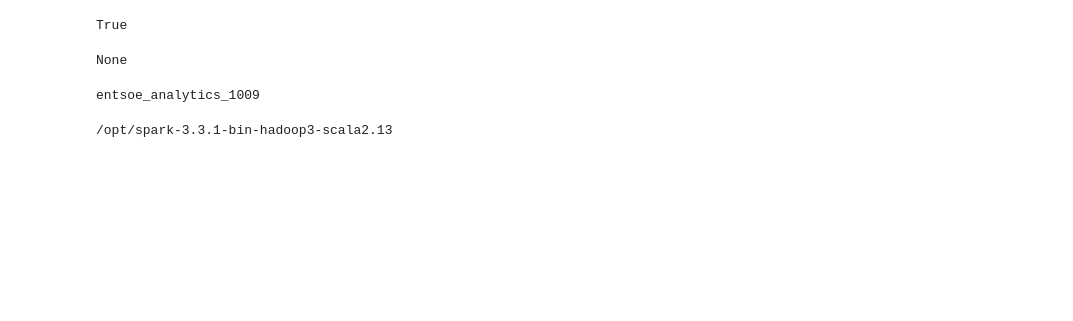
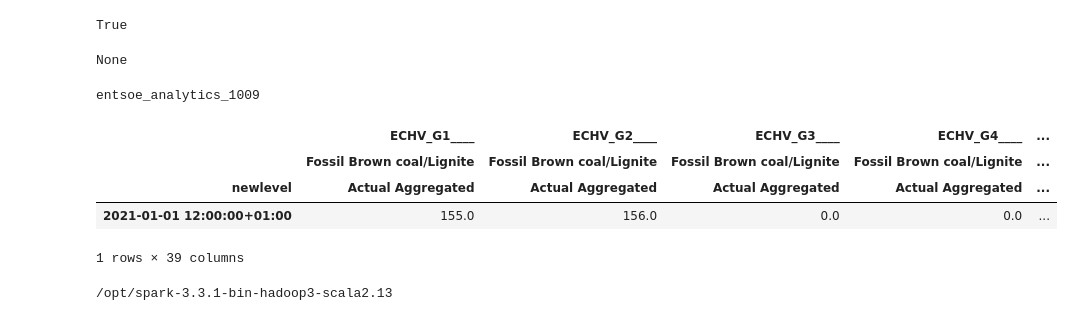
Before and after one commit to rafzul/entsoe-pipelines, a Jupyter notebook: prototype.ipynb, the cells around one changed output. Cells and saved outputs as stored; diff of their text form; code cells hidden in the pictures; blank space fills up the shorter version.

Commit message:
rethinking where should i parse the data

```diff
--- a/prototype.ipynb
+++ b/prototype.ipynb
@@ -155,7 +156,7 @@ entsoe_analytics_1009
 
 
 #setting up session
-entsoe_client = EntsoeRawClient(security_token)
+entsoe_client = EntsoePandasClient(security_token)
 '''
 ----------------
 SETTING UP FUNCTION CALLS
@@ -173,47 +174,56 @@ def upload_blob_to_gcs(bucket_name, contents, destination_blob_name):
     # contents =
 
     # the ID of your GCS object
     # destination_blob_name =
 
     storage_client = storage.Client(credentials=credentials)
     bucket = storage_client.bucket(bucket_name)
     blob = bucket.blob(destination_blob_name)
 
     blob.upload_from_string(contents)
 
 
 '''
 ----------------
 EXTRACTION
 ----------------
 '''
 #for test, we'll be querying Actual Generation Output per Generation Unit
 
 start=pd.Timestamp('202101011200', tz='Europe/Berlin')
 end=pd.Timestamp('202101011300', tz='Europe/Berlin')
 country_code= 'CZ'
 country_code_from=''
 country_code_to=''
 type_marketagreement_type=''
 contract_marketagreement_type=''
 
+try:
+    entsoe_data = entsoe_client.query_generation_per_plant(country_code, start=start, end=end)
+    display(entsoe_data)
+    entsoe_json = entsoe_data.to_json()
+except Exception as e:
+    print("An exception occurred:", e)
 
-entsoe_data = entsoe_client.query_generation_per_plant(country_code, start, end)
-entsoe_file_dict = xmltodict.parse(entsoe_data)
-entsoe_json = json.dumps(entsoe_file_dict)
 
-'''
-----------------
-LOAD
-----------------
-'''
-#upload to GCS
-landing_filename=f"entsoe_data_{country_code}.json"
-upload_blob_to_gcs(bucket_name=gcs_bucket, contents=entsoe_json, destination_blob_name=landing_filename)
+# '''
+# ----------------
+# LOAD
+# ----------------
+# '''
+# #upload to GCS
+# landing_filename=f"entsoe_data_{country_code}.json"
+# upload_blob_to_gcs(bucket_name=gcs_bucket, contents=entsoe_json, destination_blob_name=landing_filename)
 
-# #upload to GCS - XML
-# landing_filename=f"entsoe_data_{start}_{country_code}.xml"
-# upload_blob_to_gcs(bucket_name=gcs_bucket, contents=entsoe_data, destination_blob_name=landing_filename)
+# # #upload to GCS - XML
+# # landing_filename=f"entsoe_data_{start}_{country_code}.xml"
+# # upload_blob_to_gcs(bucket_name=gcs_bucket, contents=entsoe_data, destination_blob_name=landing_filename)
+# %% [output]
+|  | ECHV_G1____ | ECHV_G2____ | ECHV_G3____ | ECHV_G4____ | ... |
+|  | Fossil Brown coal/Lignite | Fossil Brown coal/Lignite | Fossil Brown coal/Lignite | Fossil Brown coal/Lignite | ... |
+| newlevel | Actual Aggregated | Actual Aggregated | Actual Aggregated | Actual Aggregated | ... |
+| 2021-01-01 12:00:00+01:00 | 155.0 | 156.0 | 0.0 | 0.0 | ... |
+1 rows × 39 columns
 # %%
 print(os.environ["SPARK_HOME"])
 SPARK_HOME = os.environ["SPARK_HOME"]
```
Also changed, not shown: parts of 11 cells of this notebook, 3 other files.
